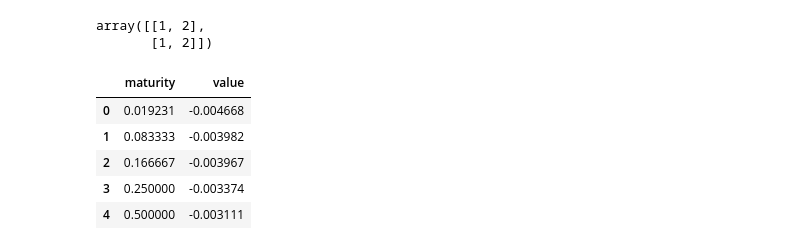
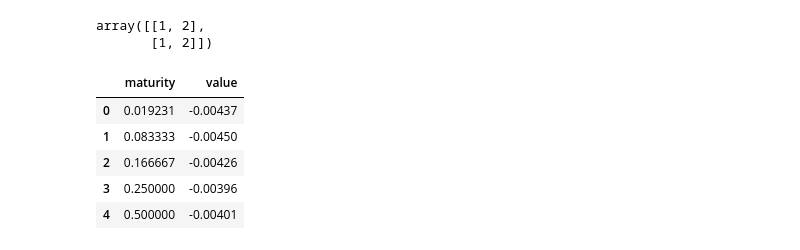
Before and after one commit to marekkolman/gaussian_models, a Jupyter notebook: piterbarg_gaussian2f.ipynb, the cells around one changed output. Saved outputs shown, nothing was run; the diff lists cells and outputs as text; code cells hidden in the pictures.

```diff
--- a/piterbarg_gaussian2f.ipynb
+++ b/piterbarg_gaussian2f.ipynb
@@ -361,15 +365,15 @@ def swaption(T_start, T_end, K, IRS_type, sigma, swap_yearfrac, ycrv_t, ycrv_rat
 
     return price
 # %%
-ycrv = pd.read_csv('IR_curve_EUR_2018_12_31.csv')
-vols = pd.read_csv('normal_volsurface_2018_12_31.csv')
+ycrv = pd.read_csv('IR_curve_EUR_2019_07_31.csv')
+vols = pd.read_csv('normal_volsurface_2019_07_31.csv')
 vols = vols.rename(columns = {'expiry/tenor':'expiry'}).set_index('expiry').rename_axis('tenor', axis = 1)
 ycrv.head()
 # %% [output]
 |  | maturity | value |
-| 0 | 0.019231 | -0.004668 |
-| 1 | 0.083333 | -0.003982 |
-| 2 | 0.166667 | -0.003967 |
-| 3 | 0.250000 | -0.003374 |
-| 4 | 0.500000 | -0.003111 |
+| 0 | 0.019231 | -0.00437 |
+| 1 | 0.083333 | -0.00450 |
+| 2 | 0.166667 | -0.00426 |
+| 3 | 0.250000 | -0.00396 |
+| 4 | 0.500000 | -0.00401 |
 # %%
```
Also changed, not shown: parts of 15 cells of this notebook.
